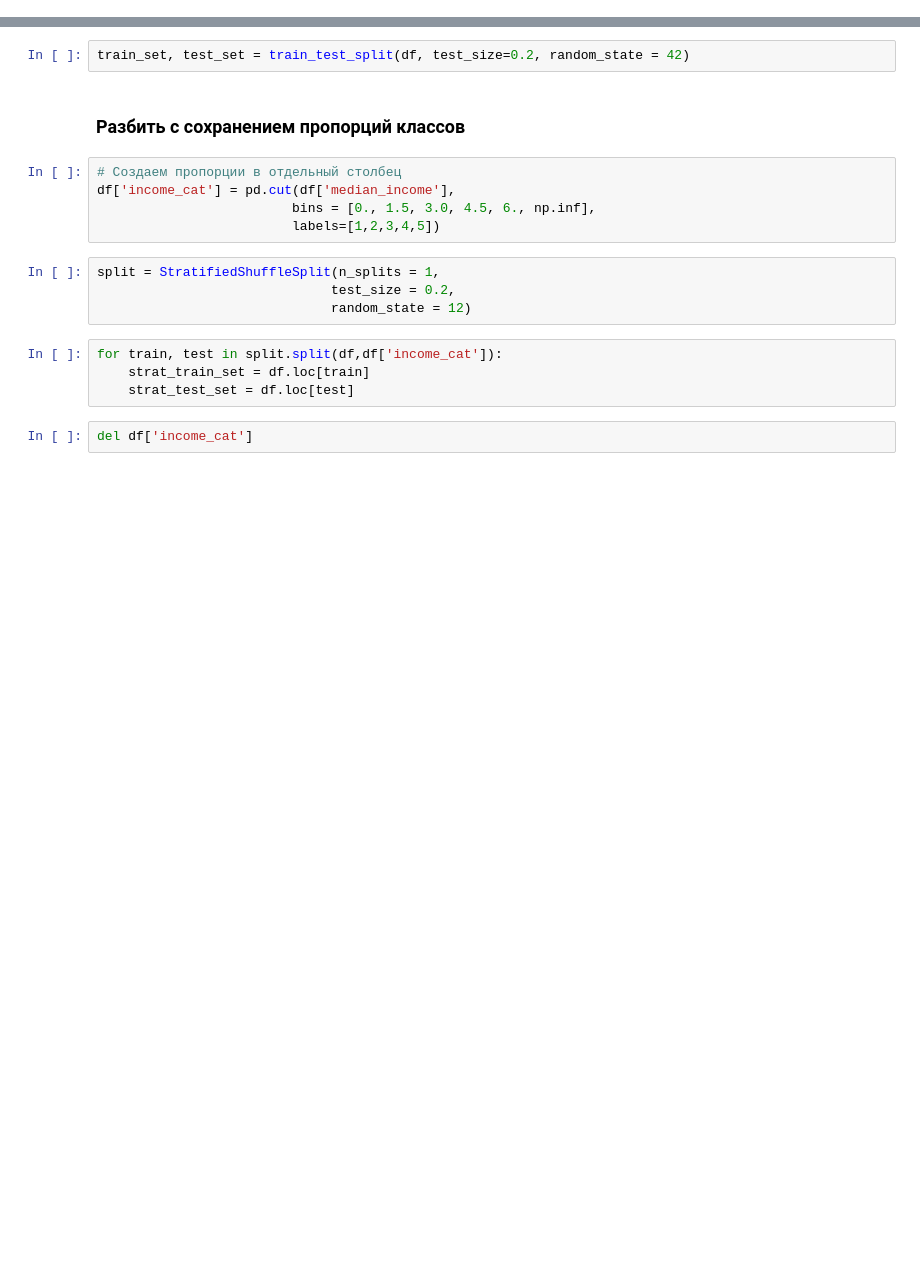
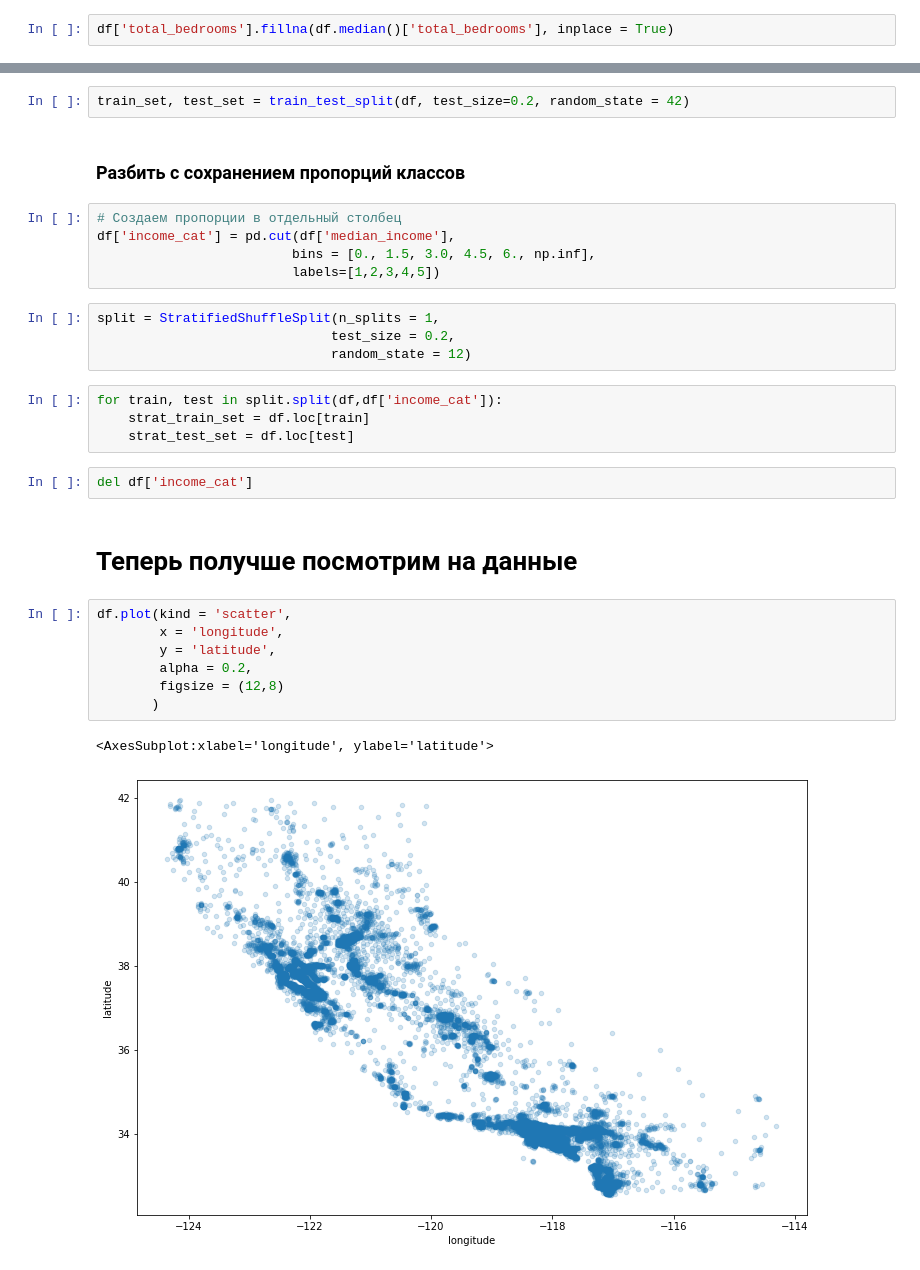
Before and after one commit to jay-dit/L, a Jupyter notebook: sklearn-preprocessing-visualization.ipynb, the cells around one changed output, grey strips where cells are left out. Drawn from its saved outputs; the diff is of its cells as text; blank space fills up the shorter version.

```diff
--- a/sklearn-preprocessing-visualization.ipynb
+++ b/sklearn-preprocessing-visualization.ipynb
@@ -73,3 +86,5 @@ ax = sns.pairplot(df, diag_kind ='kde')
+# %%
+df['total_bedrooms'].fillna(df.median()['total_bedrooms'], inplace = True)
 # %% [markdown]
 ### Просто разбить датасет
 # %%
@@ -91,3 +106,15 @@ for train, test in split.split(df,df['income_cat']):
     strat_test_set = df.loc[test]
 # %%
 del df['income_cat']
+# %% [markdown]
+# Теперь получше посмотрим на данные
+# %%
+df.plot(kind = 'scatter',
+        x = 'longitude',
+        y = 'latitude',
+        alpha = 0.2,
+        figsize = (12,8)
+       )
+# %% [output]
+<AxesSubplot:xlabel='longitude', ylabel='latitude'>
+[figure, added]
```
Also changed, not shown: parts of 2 cells of this notebook, 2 other files.
